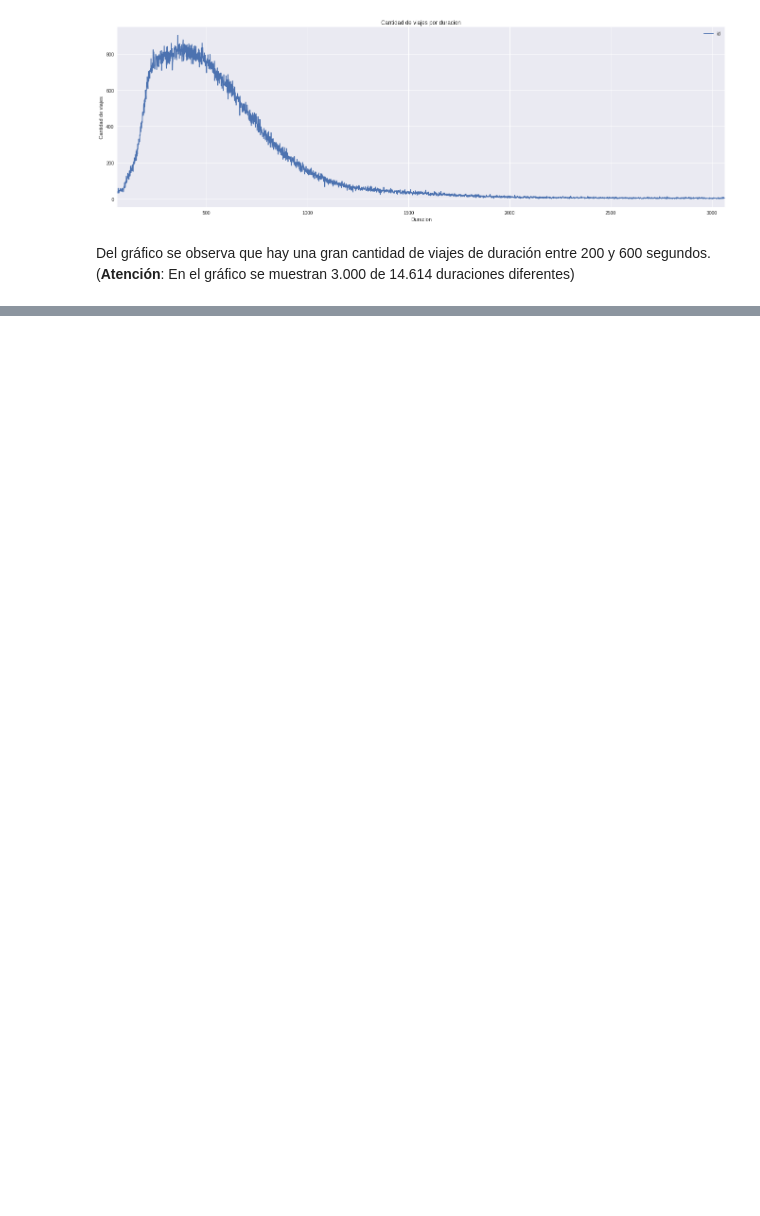
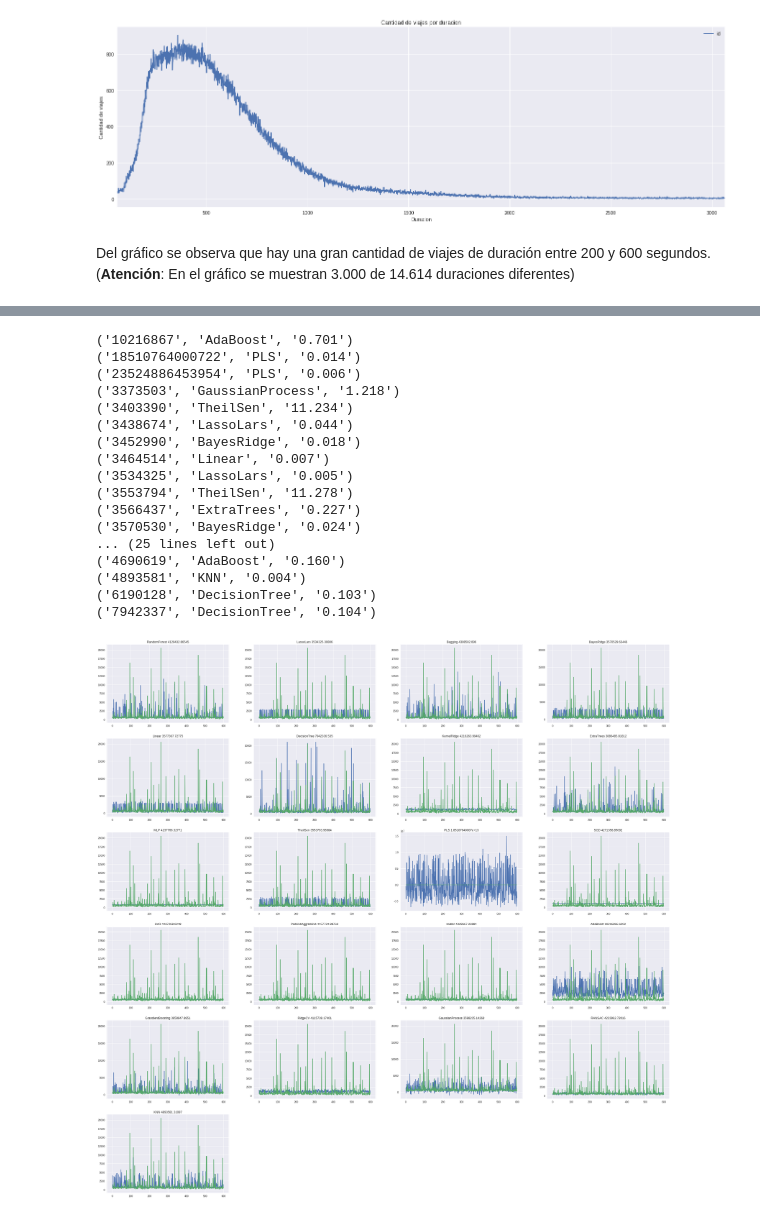
Before and after one commit to frisjon/tp2, a Jupyter notebook: trabajo_practico_2.ipynb, the cells around one changed output, grey strips where cells are left out. Saved outputs shown, nothing was run; the diff lists cells and outputs as text; code cells hidden in the pictures; blank space fills up the shorter version.

```diff
--- a/trabajo_practico_2.ipynb
+++ b/trabajo_practico_2.ipynb
@@ -435,3 +91,0 @@ linear model de sklearn (copy-paste)
-# %%
-dataL = datos
-num = int(dataL.shape[0]*.2)
@@ -591,0 +312,10 @@ knn.score(X_testK, y_testK)
+# %%
+from sklearn.preprocessing import normalize
+
+#Separamos la duracion del viaje de los datos de entrenamiento
+duraciones = datos['duration'].values
+datos      = normalize(datos.drop(['duration'], axis=1))
+
+#Separamos las identificaciones del viaje para generar el archivo de entrega al final
+ids_final  = test_final['id'].values
+test_final = normalize(test_final.drop(['id'], axis=1))
@@ -591,0 +369,48 @@ knn.score(X_testK, y_testK)
+# %%
+def plots_de_predictores(num, a, b):
+    x = datos[:num]
+    y = duraciones[:num]
+    X_train, X_test, y_train, y_test = train_test_split(x, y, test_size=0.2)
+
+    plt.figure(figsize=(40, 40));
+    i=1
+    for est in estimadores:
+        t1 = time.time()
+        est.fit(X_train, y_train)
+        t2 = time.time()
+        tiempo = t2 - t1
+        predicciones = est.predict(X_test)
+        error = mse(predicciones, y_test)
+        plt.subplot(a, b, i)
+        plt.title(estimadores[est] + ' ' + str(error))
+        plt.plot(predicciones)
+        plt.plot(y_test)
+        i+=1
+        performance.append(('%.f'%error, estimadores[est], '%.3f'%tiempo))
+# %%
+plots_de_predictores(3000, 6, 4)
+
+#Ordenamos a los estimadores segun el error cometido al estimar
+performance.sort()
+
+for est in performance:
+    print est
+# %% [output]
+('10216867', 'AdaBoost', '0.701')
+('18510764000722', 'PLS', '0.014')
+('23524886453954', 'PLS', '0.006')
+('3373503', 'GaussianProcess', '1.218')
+('3403390', 'TheilSen', '11.234')
+('3438674', 'LassoLars', '0.044')
+('3452990', 'BayesRidge', '0.018')
+('3464514', 'Linear', '0.007')
+('3534325', 'LassoLars', '0.005')
+('3553794', 'TheilSen', '11.278')
+('3566437', 'ExtraTrees', '0.227')
+('3570530', 'BayesRidge', '0.024')
+... (25 lines left out)
+('4690619', 'AdaBoost', '0.160')
+('4893581', 'KNN', '0.004')
+('6190128', 'DecisionTree', '0.103')
+('7942337', 'DecisionTree', '0.104')
+[figure, added]
```
Also changed, not shown: parts of 112 cells of this notebook, 1 other file.
